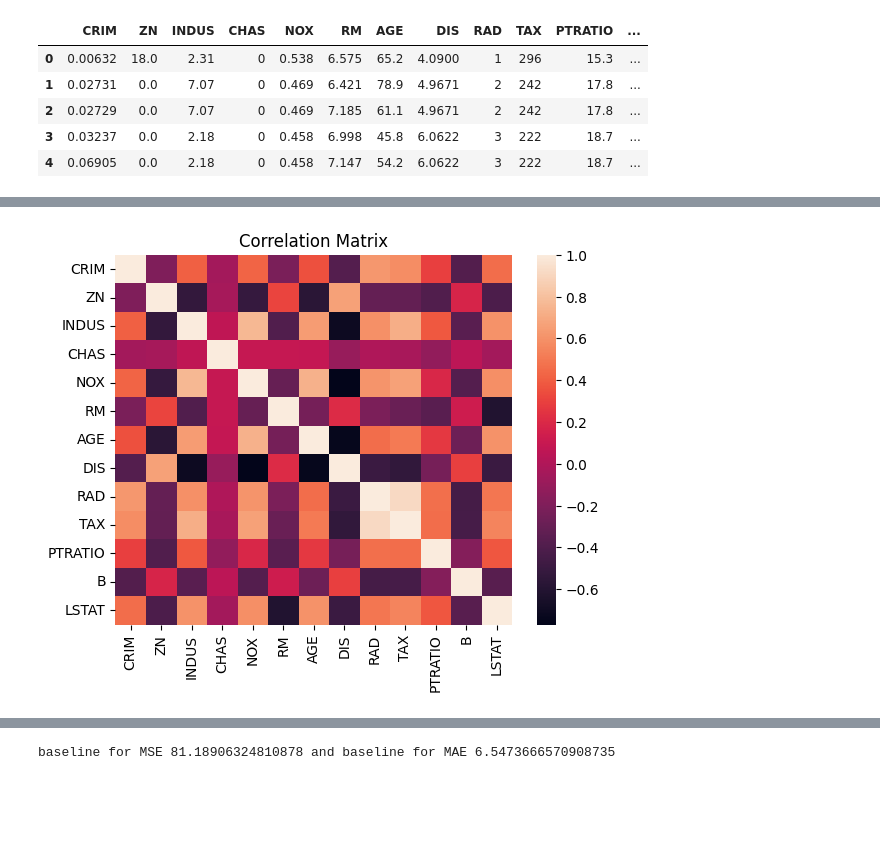
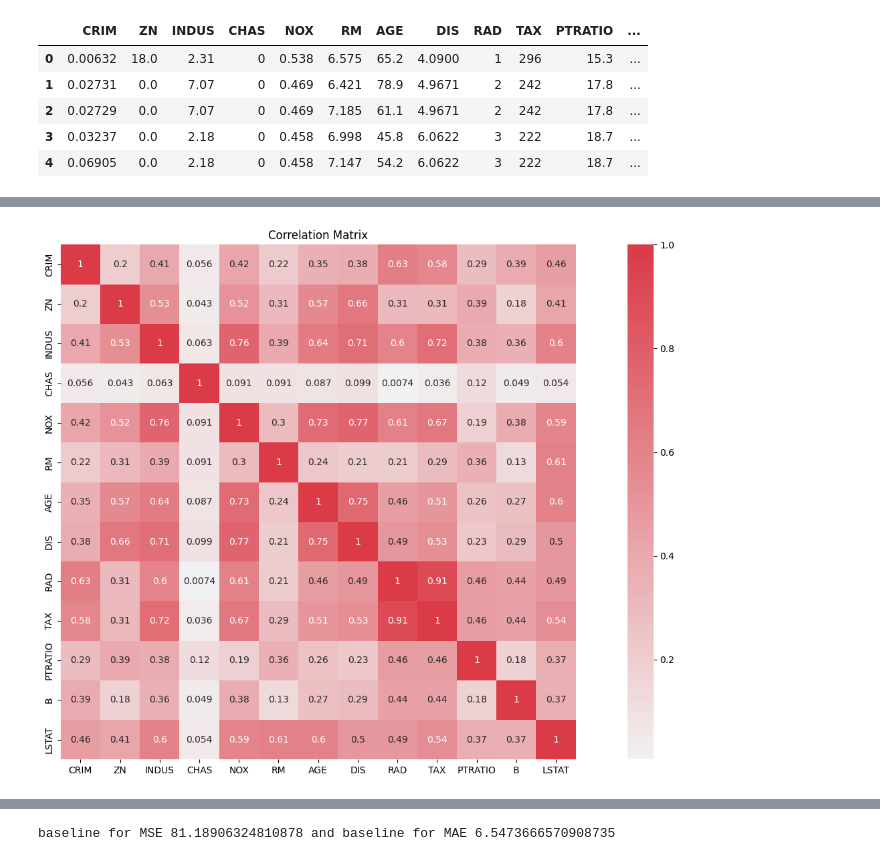
Before and after one commit to Dannysesi/Data_Science-learning, a Jupyter notebook: final year project/projectDA.ipynb, the cells around one changed output, grey strips where cells are left out. Cells and saved outputs as stored; diff of their text form; code cells hidden in the pictures; blank space fills up the shorter version.

```diff
--- a/final year project/projectDA.ipynb
+++ b/final year project/projectDA.ipynb
@@ -53,12 +53,14 @@ features.corr()
 # %%
 import seaborn as sns
 import matplotlib.pyplot as plt
-# %%
-correlation = features.corr()
-sns.heatmap(correlation)
-plt.title('Correlation Matrix');
-# %% [output]
-[figure, removed]
+# %%
+plt.figure(figsize=(20, 10))
+correlation = features.corr()
+cmap = sns.diverging_palette(500, 10, as_cmap=True)
+sns.heatmap(correlation.abs(), cmap=cmap, center=0, square=True, annot=True)
+plt.title('Correlation Matrix');
+# %% [output]
+[figure, added]
 # %%
 target = df['MEDV']
 # %%
```
Also changed, not shown: parts of 1 cell of this notebook.
